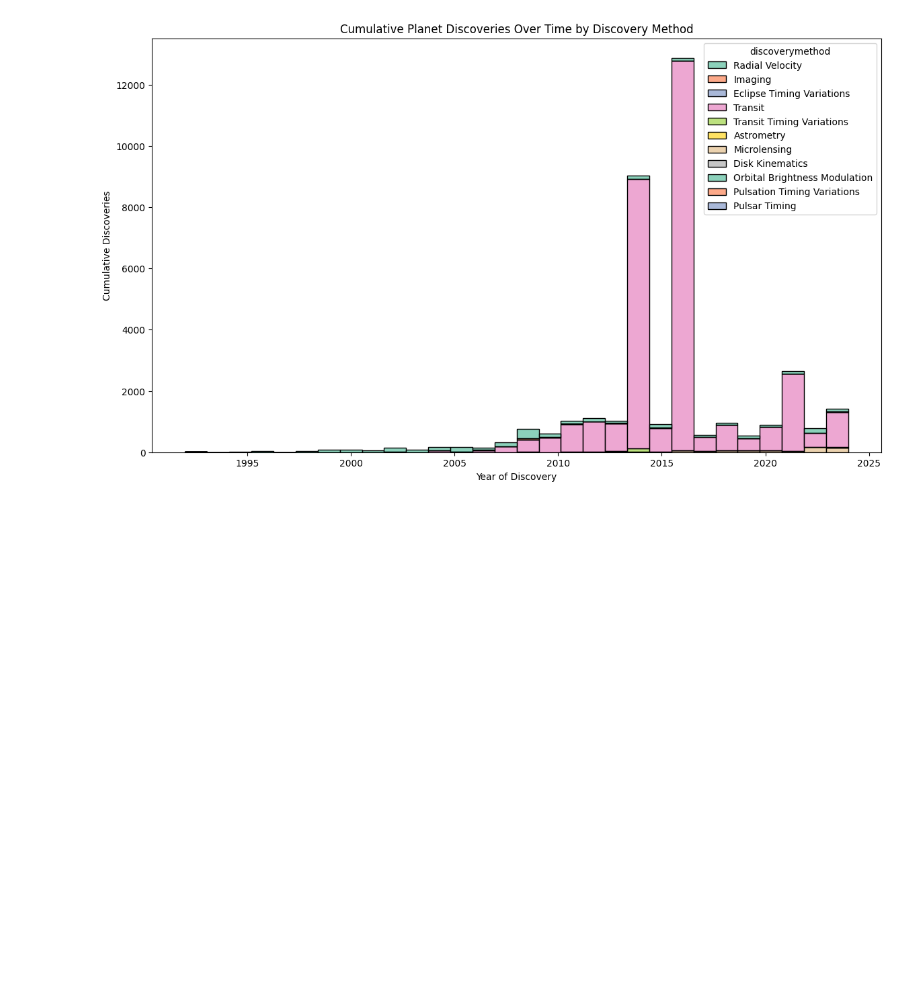
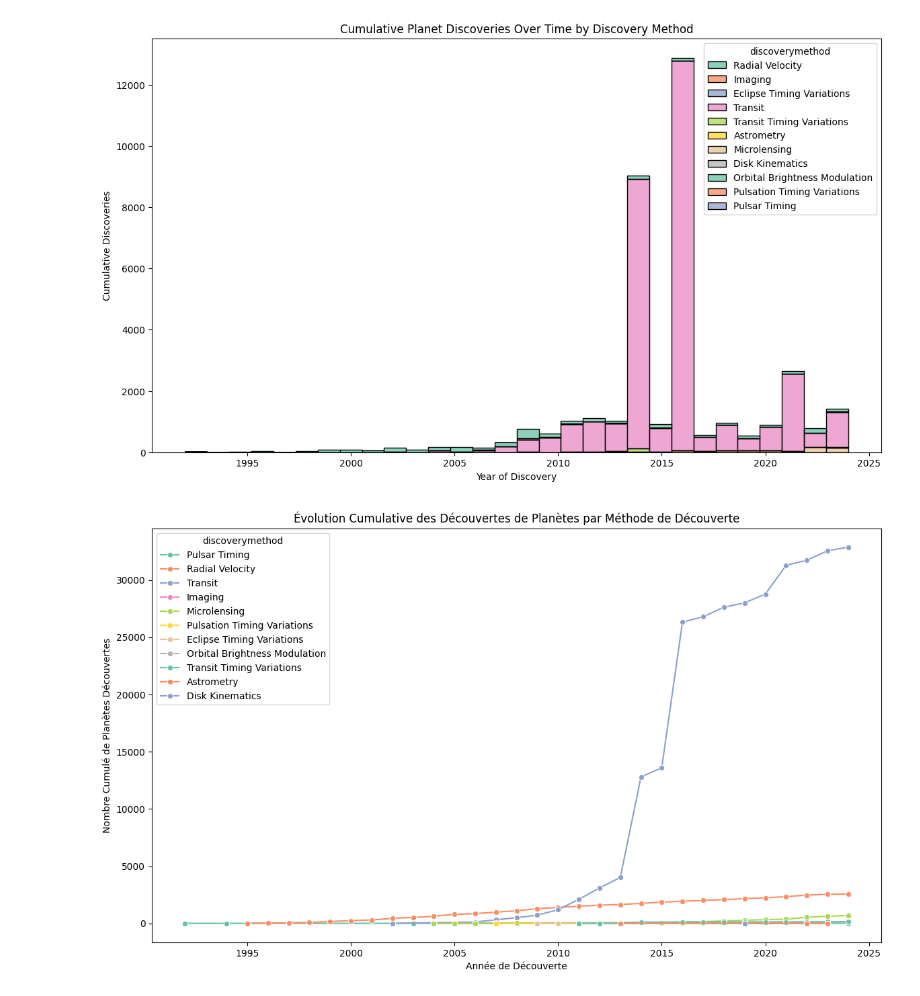
Before and after one commit to ClementGOUJON-dot/pe-hackathon, a Jupyter notebook: Clément.ipynb, the cells around one changed output. Saved outputs shown, nothing was run; the diff lists cells and outputs as text; code cells hidden in the pictures; blank space fills up the shorter version.

```diff
--- a/Clément.ipynb
+++ b/Clément.ipynb
@@ -66,3 +66,31 @@ plt.title("Cumulative Planet Discoveries Over Time by Discovery Method")
 plt.show()
 # %% [output]
 [figure]
+# %%
+
+
+import pandas as pd
+import seaborn as sns
+import matplotlib.pyplot as plt
+
+# Charger les données nettoyées
+data = pd.read_csv('cleaned_data.csv')
+
+# Calculer le cumul des découvertes par année et méthode
+data_cumulative = data.groupby(['disc_year', 'discoverymethod']).size().groupby(level=1).cumsum().reset_index(name='cumulative_discoveries')
+
+# Initialiser le graphique
+plt.figure(figsize=(14, 8))
+
+# Tracer le nombre cumulé de découvertes au fil des ans, par méthode de découverte
+sns.lineplot(data=data_cumulative, x='disc_year', y='cumulative_discoveries', hue='discoverymethod', marker="o", palette="Set2")
+
+# Ajouter les labels et un titre
+plt.xlabel("Année de Découverte")
+plt.ylabel("Nombre Cumulé de Planètes Découvertes")
+plt.title("Évolution Cumulative des Découvertes de Planètes par Méthode de Découverte")
+
+# Afficher le graphique
+plt.show()
+# %% [output]
+[figure, added]
```
Also changed, not shown: parts of 3 cells of this notebook, 1 other file.
